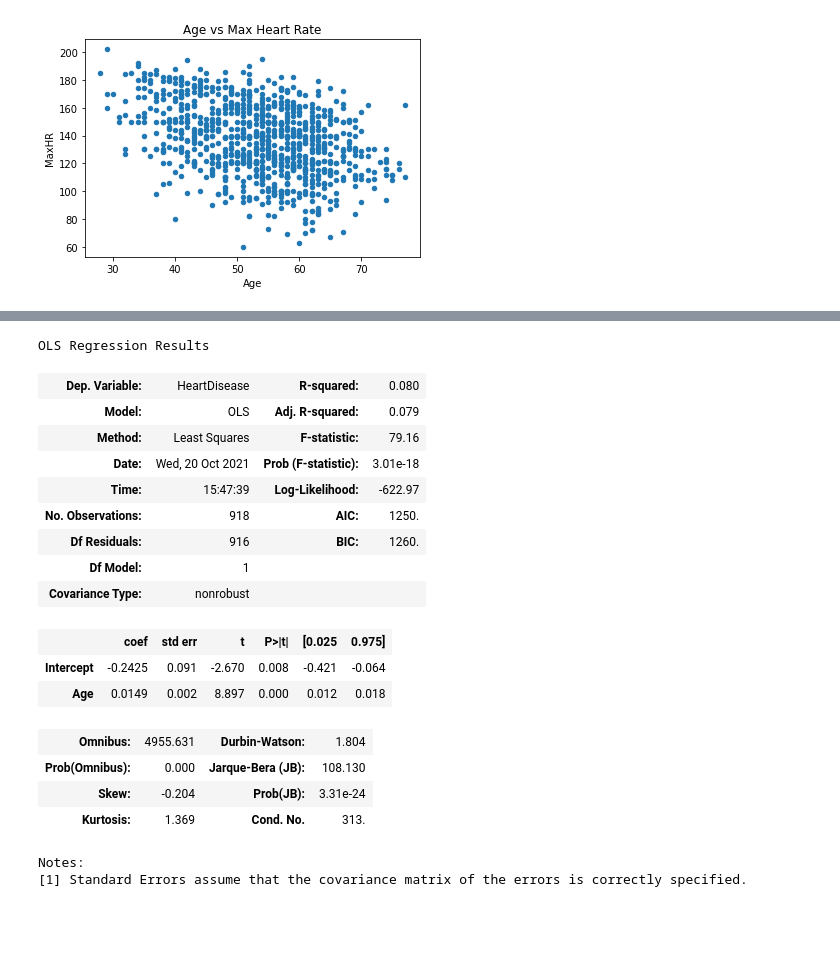
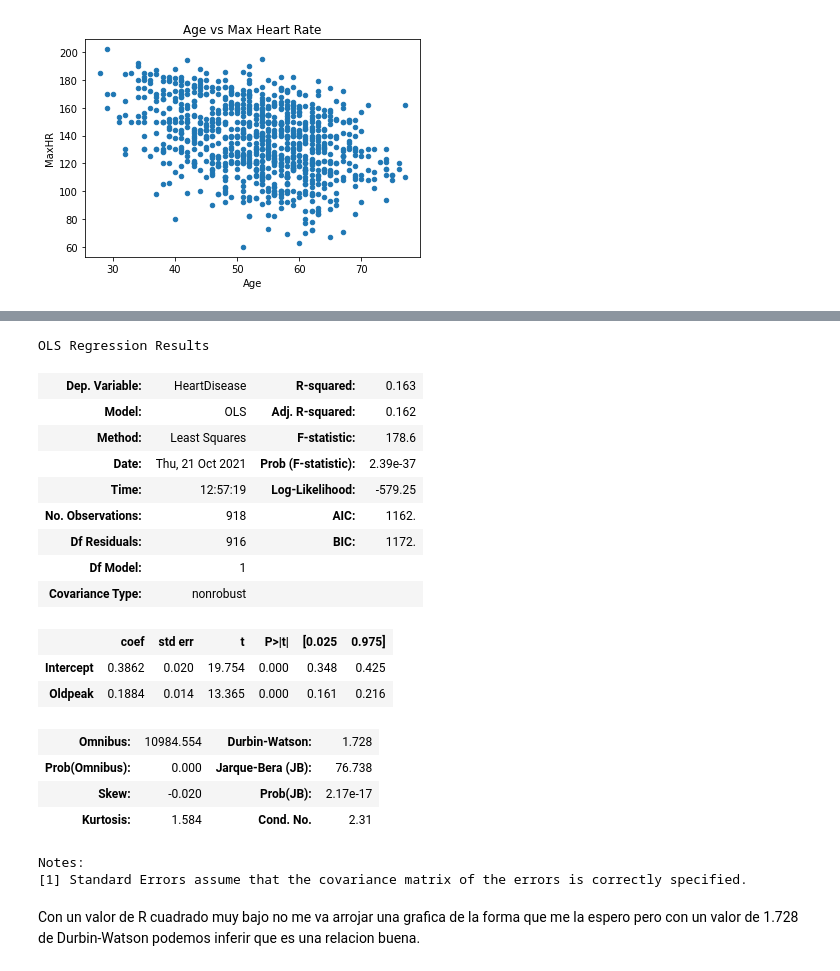
Before and after one commit to alejandrotorre3/AlejandroTorre, a Jupyter notebook: RETO NUEVO.ipynb, the cells around one changed output, grey strips where cells are left out. Saved outputs shown, nothing was run; the diff lists cells and outputs as text; code cells hidden in the pictures; blank space fills up the shorter version.

```diff
--- a/RETO NUEVO.ipynb
+++ b/RETO NUEVO.ipynb
@@ -41,8 +43,5 @@ df.head()
 # %%
 df = pd.read_csv("heart.csv")
 
-df.drop("FastingBS",
-        axis=1,inplace=True,)
-
 df.head()
 # %% [output]
@@ -142,27 +173,29 @@ Successfully installed patsy-0.5.2 statsmodels-0.13.0
 Note: you may need to restart the kernel to use updated packages.
 # %%
 import statsmodels.api as sm
-model = sm.OLS.from_formula('HeartDisease~Age',
+model = sm.OLS.from_formula('HeartDisease~Oldpeak',
                             data=df)
 result = model.fit()
 result.summary()
 # %% [output]
 OLS Regression Results
-| Dep. Variable: | HeartDisease | R-squared: | 0.080 |
-| Model: | OLS | Adj. R-squared: | 0.079 |
-| Method: | Least Squares | F-statistic: | 79.16 |
-| Date: | Wed, 20 Oct 2021 | Prob (F-statistic): | 3.01e-18 |
-| Time: | 15:47:39 | Log-Likelihood: | -622.97 |
-| No. Observations: | 918 | AIC: | 1250. |
-| Df Residuals: | 916 | BIC: | 1260. |
+| Dep. Variable: | HeartDisease | R-squared: | 0.163 |
+| Model: | OLS | Adj. R-squared: | 0.162 |
+| Method: | Least Squares | F-statistic: | 178.6 |
+| Date: | Thu, 21 Oct 2021 | Prob (F-statistic): | 2.39e-37 |
+| Time: | 12:57:19 | Log-Likelihood: | -579.25 |
+| No. Observations: | 918 | AIC: | 1162. |
+| Df Residuals: | 916 | BIC: | 1172. |
 | Df Model: | 1 |  |  |
 | Covariance Type: | nonrobust |  |  |
 |  | coef | std err | t | P>|t| | [0.025 | 0.975] |
-| Intercept | -0.2425 | 0.091 | -2.670 | 0.008 | -0.421 | -0.064 |
-| Age | 0.0149 | 0.002 | 8.897 | 0.000 | 0.012 | 0.018 |
+| Intercept | 0.3862 | 0.020 | 19.754 | 0.000 | 0.348 | 0.425 |
+| Oldpeak | 0.1884 | 0.014 | 13.365 | 0.000 | 0.161 | 0.216 |
-| Omnibus: | 4955.631 | Durbin-Watson: | 1.804 |
-| Prob(Omnibus): | 0.000 | Jarque-Bera (JB): | 108.130 |
-| Skew: | -0.204 | Prob(JB): | 3.31e-24 |
-| Kurtosis: | 1.369 | Cond. No. | 313. |
+| Omnibus: | 10984.554 | Durbin-Watson: | 1.728 |
+| Prob(Omnibus): | 0.000 | Jarque-Bera (JB): | 76.738 |
+| Skew: | -0.020 | Prob(JB): | 2.17e-17 |
+| Kurtosis: | 1.584 | Cond. No. | 2.31 |
 Notes:
 [1] Standard Errors assume that the covariance matrix of the errors is correctly specified.
+# %% [markdown]
+Con un valor de R cuadrado muy bajo no me va arrojar una grafica de la forma que me la espero pero con un valor de 1.728 de Durbin-Watson podemos inferir que es una relacion buena.
```
Also changed, not shown: parts of 35 cells of this notebook.
